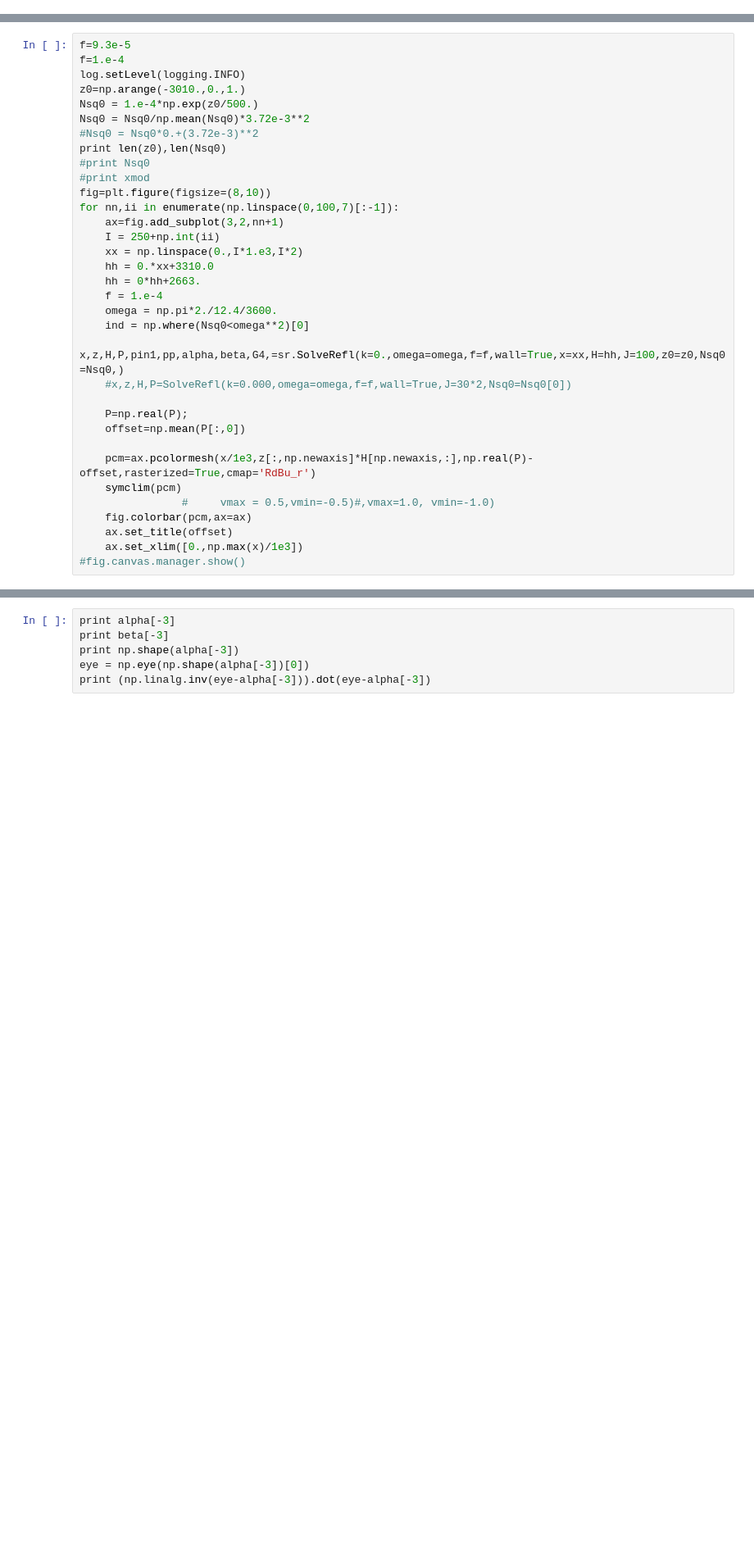
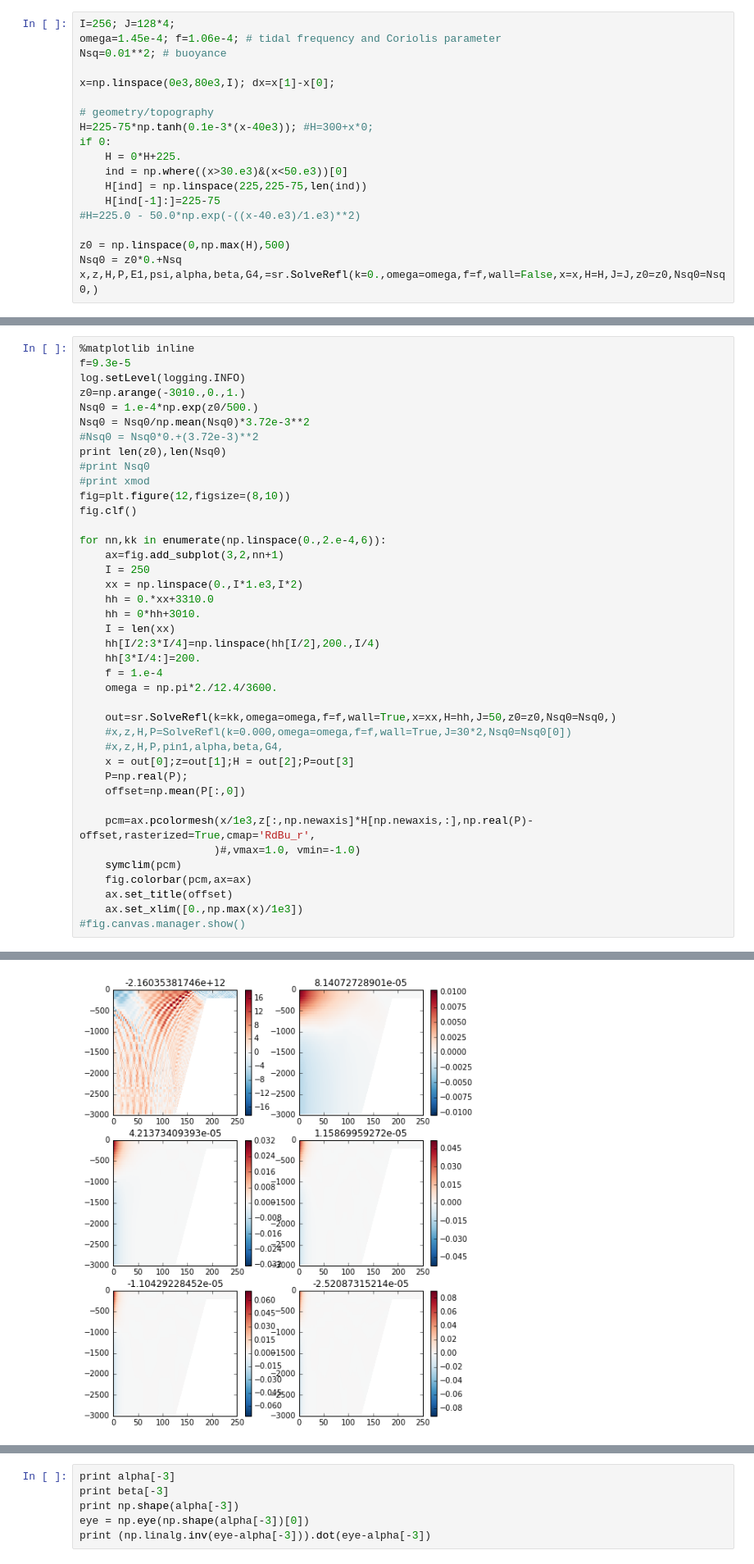
Before and after one commit to jklymak/LindzenKuo, a Jupyter notebook: TestLK.ipynb, the cells around one changed output, grey strips where cells are left out. Shown at 82% size. Cells and saved outputs as stored; diff of their text form; blank space fills up the shorter version.

```diff
--- a/TestLK.ipynb
+++ b/TestLK.ipynb
@@ -267,0 +168,19 @@ print np.sum(pinbad[:,0]*pinbad[:,2])
+# %%
+I=256; J=128*4;
+omega=1.45e-4; f=1.06e-4; # tidal frequency and Coriolis parameter
+Nsq=0.01**2; # buoyance
+
+x=np.linspace(0e3,80e3,I); dx=x[1]-x[0];
+
+# geometry/topography
+H=225-75*np.tanh(0.1e-3*(x-40e3)); #H=300+x*0;
+if 0:
+    H = 0*H+225.
+    ind = np.where((x>30.e3)&(x<50.e3))[0]
+    H[ind] = np.linspace(225,225-75,len(ind))
+    H[ind[-1]:]=225-75
+#H=225.0 - 50.0*np.exp(-((x-40.e3)/1.e3)**2)
+
+z0 = np.linspace(0,np.max(H),500)
+Nsq0 = z0*0.+Nsq
+x,z,H,P,E1,psi,alpha,beta,G4,=sr.SolveRefl(k=0.,omega=omega,f=f,wall=False,x=x,H=H,J=J,z0=z0,Nsq0=Nsq0,)
@@ -268,6 +229,6 @@ print np.sum(pinbad[:,0]*pinbad[:,2])
 # %%
+%matplotlib inline
 f=9.3e-5
-f=1.e-4
 log.setLevel(logging.INFO)
 z0=np.arange(-3010.,0.,1.)
 Nsq0 = 1.e-4*np.exp(z0/500.)
@@ -276,25 +237,31 @@ Nsq0 = Nsq0/np.mean(Nsq0)*3.72e-3**2
 print len(z0),len(Nsq0)
 #print Nsq0
 #print xmod
-fig=plt.figure(figsize=(8,10))
-for nn,ii in enumerate(np.linspace(0,100,7)[:-1]):
+fig=plt.figure(12,figsize=(8,10))
+fig.clf()
+
+for nn,kk in enumerate(np.linspace(0.,2.e-4,6)):
     ax=fig.add_subplot(3,2,nn+1)
-    I = 250+np.int(ii)
+    I = 250
     xx = np.linspace(0.,I*1.e3,I*2)
     hh = 0.*xx+3310.0
-    hh = 0*hh+2663.
+    hh = 0*hh+3010.
+    I = len(xx)
+    hh[I/2:3*I/4]=np.linspace(hh[I/2],200.,I/4)
+    hh[3*I/4:]=200.
     f = 1.e-4
     omega = np.pi*2./12.4/3600.
-    ind = np.where(Nsq0<omega**2)[0]
-    x,z,H,P,pin1,pp,alpha,beta,G4,=sr.SolveRefl(k=0.,omega=omega,f=f,wall=True,x=xx,H=hh,J=100,z0=z0,Nsq0=Nsq0,)
+
+    out=sr.SolveRefl(k=kk,omega=omega,f=f,wall=True,x=xx,H=hh,J=50,z0=z0,Nsq0=Nsq0,)
     #x,z,H,P=SolveRefl(k=0.000,omega=omega,f=f,wall=True,J=30*2,Nsq0=Nsq0[0])
-
+    #x,z,H,P,pin1,alpha,beta,G4,
+    x = out[0];z=out[1];H = out[2];P=out[3]
     P=np.real(P);
     offset=np.mean(P[:,0])
 
-    pcm=ax.pcolormesh(x/1e3,z[:,np.newaxis]*H[np.newaxis,:],np.real(P)-offset,rasterized=True,cmap='RdBu_r')
+    pcm=ax.pcolormesh(x/1e3,z[:,np.newaxis]*H[np.newaxis,:],np.real(P)-offset,rasterized=True,cmap='RdBu_r',
+                     )#,vmax=1.0, vmin=-1.0)
     symclim(pcm)
-                #     vmax = 0.5,vmin=-0.5)#,vmax=1.0, vmin=-1.0)
     fig.colorbar(pcm,ax=ax)
     ax.set_title(offset)
     ax.set_xlim([0.,np.max(x)/1e3])
@@ -323,0 +271 @@ lam 183.215290783j
+[figure, added]
```
Also changed, not shown: parts of 25 cells of this notebook, 3 other files.
